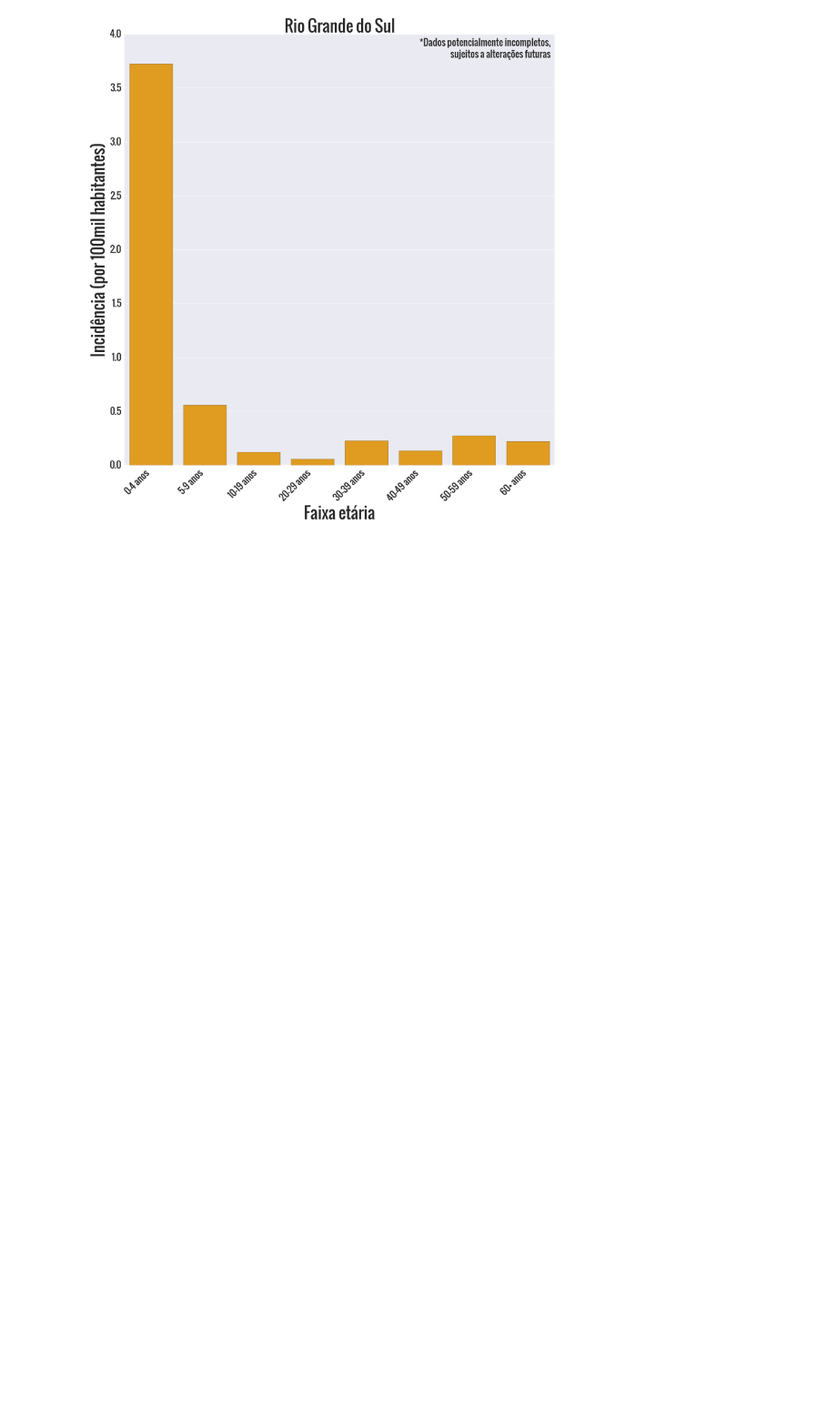
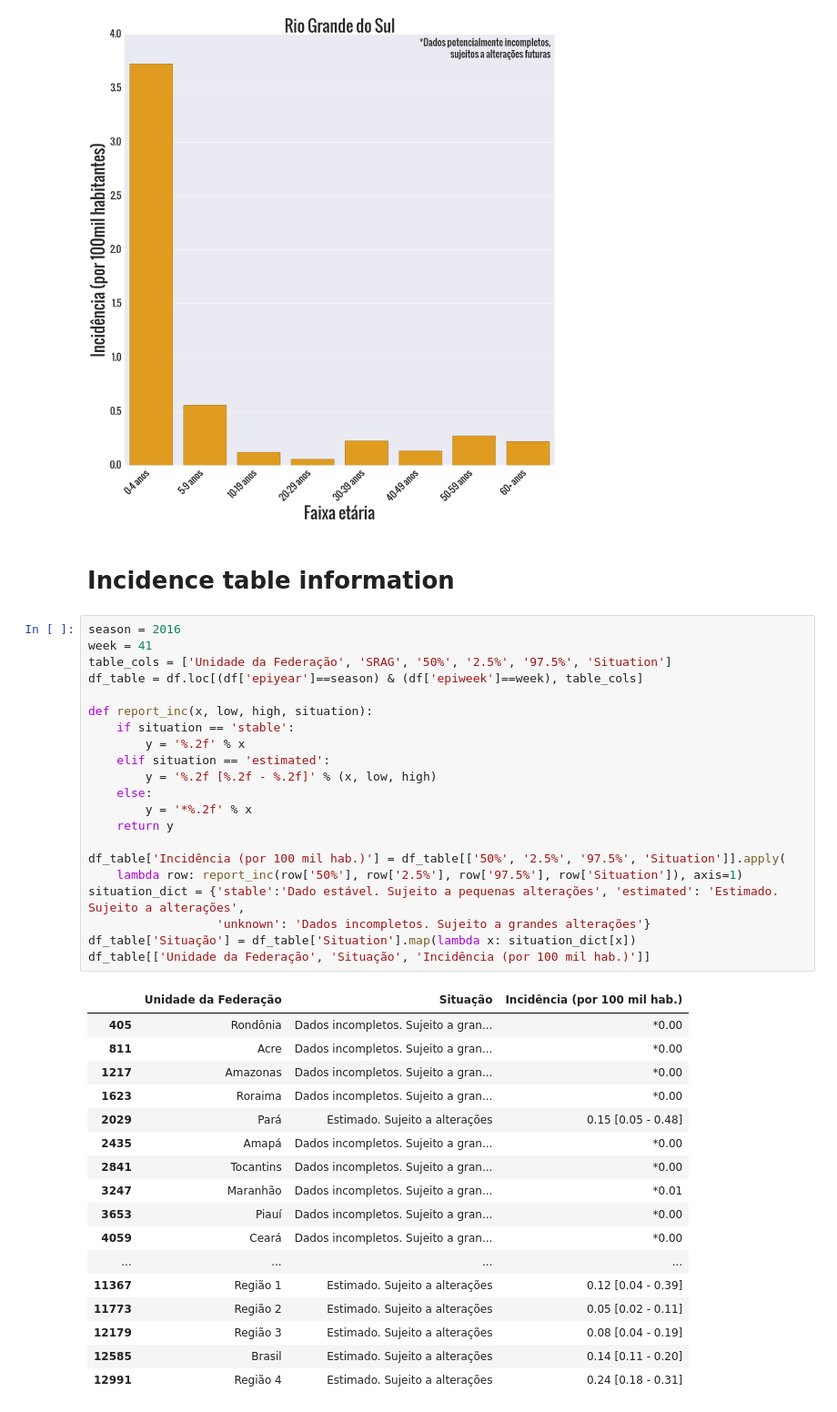
Before and after one commit to FluVigilanciaBR/fludashboard, a Jupyter notebook: Notebooks/incidence_and_age_weekly_panel.ipynb, the cells around one changed output. Shown at 91% size. Cells and saved outputs as stored; diff of their text form; blank space fills up the shorter version.

```diff
--- a/Notebooks/incidence_and_age_weekly_panel.ipynb
+++ b/Notebooks/incidence_and_age_weekly_panel.ipynb
@@ -345,3 +355,44 @@ df_tmp = df[(df['Unidade da Federação'] == uf) & (df['epiyear'] == season) & (
 plot_agedist(df_tmp)
 # %% [output]
 [figure]
+# %% [markdown]
+# Incidence table information
+# %%
+season = 2016
+week = 41
+table_cols = ['Unidade da Federação', 'SRAG', '50%', '2.5%', '97.5%', 'Situation']
+df_table = df.loc[(df['epiyear']==season) & (df['epiweek']==week), table_cols]
+
+def report_inc(x, low, high, situation):
+    if situation == 'stable':
+        y = '%.2f' % x
+    elif situation == 'estimated':
+        y = '%.2f [%.2f - %.2f]' % (x, low, high)
+    else:
+        y = '*%.2f' % x
+    return y
+
+df_table['Incidência (por 100 mil hab.)'] = df_table[['50%', '2.5%', '97.5%', 'Situation']].apply(
+    lambda row: report_inc(row['50%'], row['2.5%'], row['97.5%'], row['Situation']), axis=1)
+situation_dict = {'stable':'Dado estável. Sujeito a pequenas alterações', 'estimated': 'Estimado. Sujeito a alterações',
+                  'unknown': 'Dados incompletos. Sujeito a grandes alterações'}
+df_table['Situação'] = df_table['Situation'].map(lambda x: situation_dict[x])
+df_table[['Unidade da Federação', 'Situação', 'Incidência (por 100 mil hab.)']]
+# %% [output]
+|  | Unidade da Federação | Situação | Incidência (por 100 mil hab.) |
+| 405 | Rondônia | Dados incompletos. Sujeito a gran... | *0.00 |
+| 811 | Acre | Dados incompletos. Sujeito a gran... | *0.00 |
+| 1217 | Amazonas | Dados incompletos. Sujeito a gran... | *0.00 |
+| 1623 | Roraima | Dados incompletos. Sujeito a gran... | *0.00 |
+| 2029 | Pará | Estimado. Sujeito a alterações | 0.15 [0.05 - 0.48] |
+| 2435 | Amapá | Dados incompletos. Sujeito a gran... | *0.00 |
+| 2841 | Tocantins | Dados incompletos. Sujeito a gran... | *0.00 |
+| 3247 | Maranhão | Dados incompletos. Sujeito a gran... | *0.01 |
+| 3653 | Piauí | Dados incompletos. Sujeito a gran... | *0.00 |
+| 4059 | Ceará | Dados incompletos. Sujeito a gran... | *0.00 |
+| ... | ... | ... | ... |
+| 11367 | Região 1 | Estimado. Sujeito a alterações | 0.12 [0.04 - 0.39] |
+| 11773 | Região 2 | Estimado. Sujeito a alterações | 0.05 [0.02 - 0.11] |
+| 12179 | Região 3 | Estimado. Sujeito a alterações | 0.08 [0.04 - 0.19] |
+| 12585 | Brasil | Estimado. Sujeito a alterações | 0.14 [0.11 - 0.20] |
+| 12991 | Região 4 | Estimado. Sujeito a alterações | 0.24 [0.18 - 0.31] |
```
Also changed, not shown: parts of 2 cells of this notebook.
